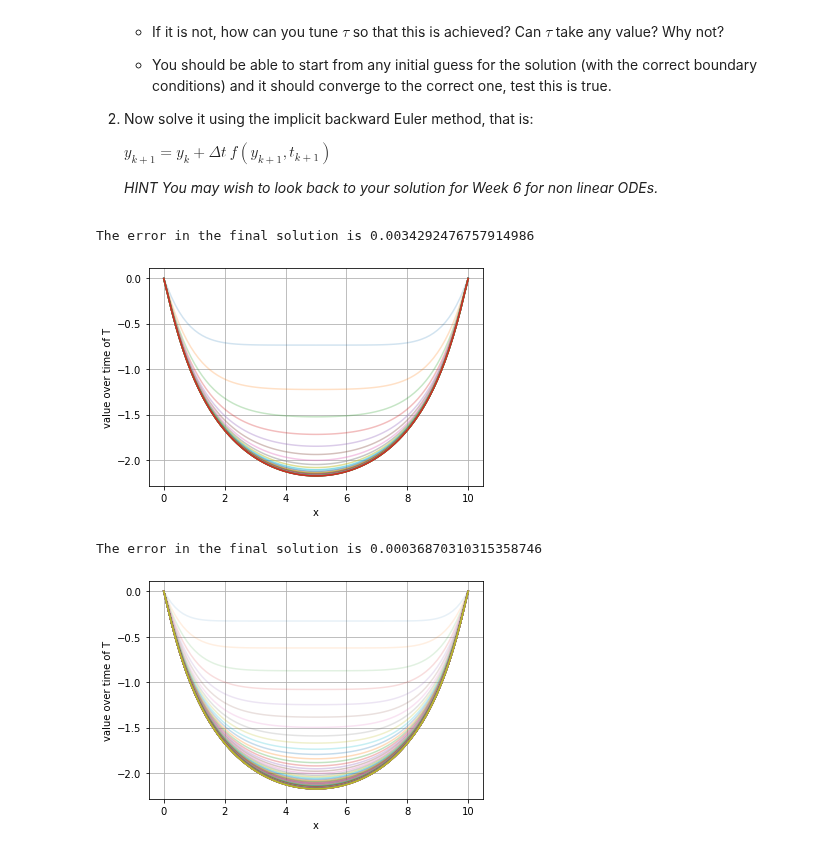
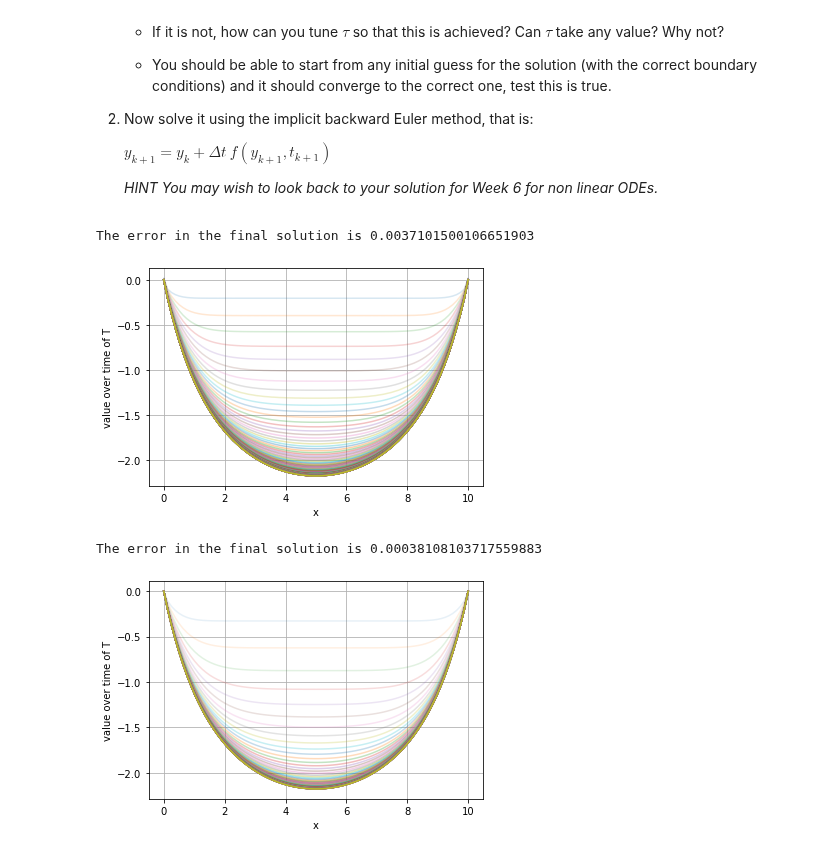
Before and after one commit to KAClough/TopicsInSciComp, a Jupyter notebook: Solutions/Week12_LabExercises-Solutions.ipynb, the cells around one changed output. Saved outputs shown, nothing was run; the diff lists cells and outputs as text; code cells hidden in the pictures.

```diff
--- a/Solutions/Week12_LabExercises-Solutions.ipynb
+++ b/Solutions/Week12_LabExercises-Solutions.ipynb
@@ -41,9 +41,17 @@ def get_FD_second_derivative_matrix(a_N) :
     D2_matrix[0,0] = 1.0 * one_over_h2
     D2_matrix[0,1] = -2.0 * one_over_h2
     D2_matrix[0,2] = 1.0 * one_over_h2
+    D2_matrix[1,0] = 0.0
+    D2_matrix[1,1] = 1.0 * one_over_h2
+    D2_matrix[1,2] = -2.0 * one_over_h2
+    D2_matrix[1,3] = 1.0 * one_over_h2
     D2_matrix[a_N,a_N] = 1.0 * one_over_h2
     D2_matrix[a_N,a_N-1] = -2.0 * one_over_h2
     D2_matrix[a_N,a_N-2] = 1.0 * one_over_h2
+    D2_matrix[a_N-1,a_N] = 0.0
+    D2_matrix[a_N-1,a_N-1] = 1.0 * one_over_h2
+    D2_matrix[a_N-1,a_N-2] = -2.0 * one_over_h2
+    D2_matrix[a_N-1,a_N-3] = 1.0 * one_over_h2
 
     return D2_matrix
 # %%
@@ -276,29 +284,29 @@ class EllipticSolver :
 # %%
 # Test the solution
 num_points = 80
 a=0
 b=10
 x_values = np.linspace(a , b,  num_points)
 T0 = np.zeros_like(x_values)
 max_time = 100.0
 alpha = 0.5
 tau = 0.2
 
 my_elliptic_solver = EllipticSolver(x_values, T0, max_time, alpha, tau)
 t_solution, y_solution = my_elliptic_solver.integrate_using_solve_ivp()
 
 for i, t_i in enumerate(t_solution) :
-    if (i > 0) and (i % 4 == 0) and (t_i > 0.0):
+    if (i > 0) and (i % 1 == 0) and (t_i > 0.0):
         labelt = "t="+str(round(t_i,2))
         f_t = y_solution[:,i]
         plt.plot(x_values, f_t, label=labelt, alpha=((t_i+20)/(max_time+20)))
 
 plt.xlabel('x')
 plt.ylabel('value over time of T')
 plt.grid()
 # %% [output]
-The error in the final solution is 0.0034292476757914986
+The error in the final solution is 0.0037101500106651903
-[figure, old version]
+[figure, new version]
 # %%
 # Test the solution
 num_points = 80
@@ -324,5 +332,5 @@ plt.xlabel('x')
 plt.ylabel('value over time of T')
 plt.grid()
 # %% [output]
-The error in the final solution is 0.00036870310315358746
+The error in the final solution is 0.00038108103717559883
 [figure]
```
Also changed, not shown: 3 other files.
